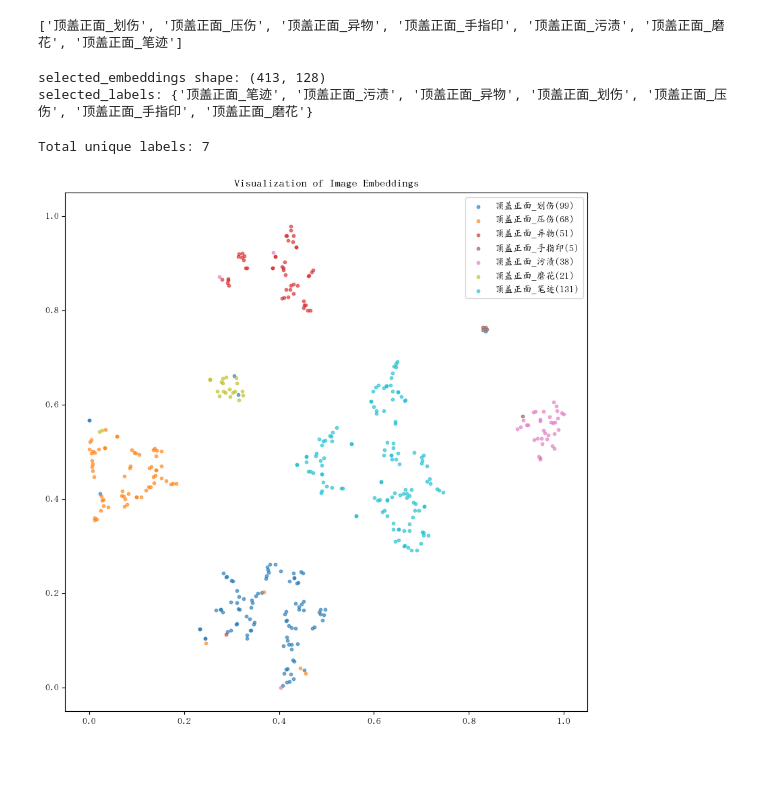
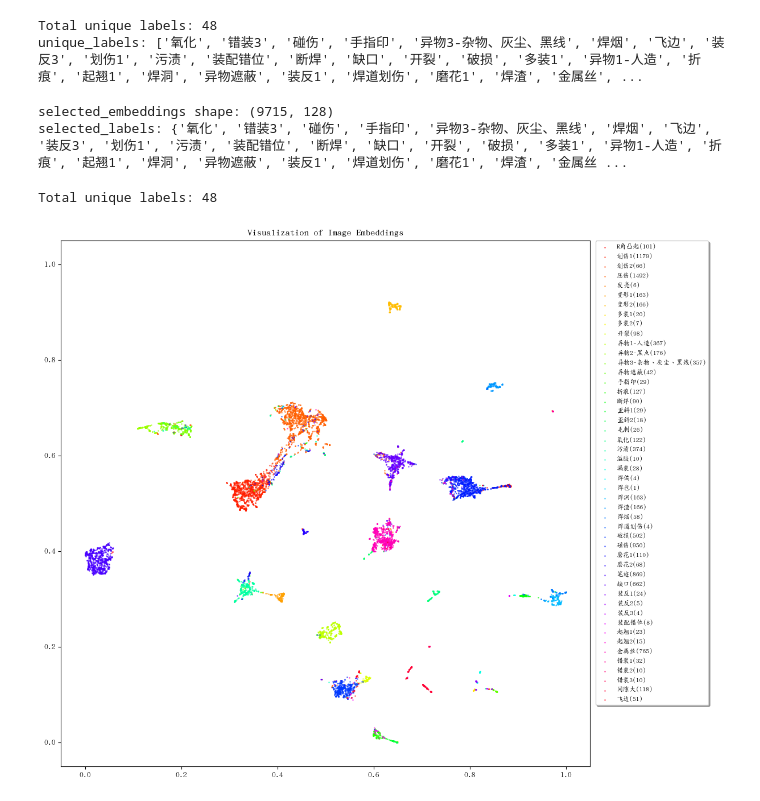
Before and after one commit to smile-care/EmbeddingModel, a Jupyter notebook: scripts/show_embeddings.ipynb, the cells around one changed output. Drawn from its saved outputs; the diff is of its cells as text; code cells hidden in the pictures; blank space fills up the shorter version.

Commit message:
metrics

```diff
--- a/scripts/show_embeddings.ipynb
+++ b/scripts/show_embeddings.ipynb
@@ -22,8 +22,14 @@ from sklearn.metrics.pairwise import cosine_similarity
 import matplotlib
 matplotlib.rc("font",family='AR PL UKai CN')
 # %%
-npz_path = "../data/zhenyu_data/embeddings/supcon_labels/1201_ssl_nopretrained.npz"
+npz_path = "../checkpoints/supcon_models/1219-1/supcon_embeddings_zhenyu_train.npz"
 data = np.load(npz_path)
 embeddings = data['embeddings']
-instance_ids = data['instance_ids']
-labels = data['labels']
+label_names = data['label_names']
+image_paths = data['image_paths']
+mask_paths = data['mask_paths']
+
+print(f"Embeddings 形状: {embeddings.shape}")
+print(f"样本数量: {len(image_paths)}")
+print(f"标签数量: {len(set(label_names))}")
+print(f"唯一标签: {list(set(label_names))[:10]}...")  # 显示前10个标签
@@ -30,13 +71,15 @@ labels = data['labels']
 # %%
-labels = labels.tolist()
-unique_labels = list(set(labels))
+unique_labels = list(set(label_names))
 sorted(unique_labels)
+print(f"Total unique labels: {len(unique_labels)}")
+print(f"unique_labels: {unique_labels}")
 # %% [output]
-['顶盖正面_划伤', '顶盖正面_压伤', '顶盖正面_异物', '顶盖正面_手指印', '顶盖正面_污渍', '顶盖正面_磨花', '顶盖正面_笔迹']
+Total unique labels: 48
+unique_labels: ['氧化', '错装3', '碰伤', '手指印', '异物3-杂物、灰尘、黑线', '焊烟', '飞边', '装反3', '划伤1', '污渍', '装配错位', '断焊', '缺口', '开裂', '破损', '多装1', '异物1-人造', '折痕', '起翘1', '焊洞', '异物遮蔽', '装反1', '焊道划伤', '磨花1', '焊渣', '金属丝', ...
 # %%
 selected_embeddings = []
 selected_labels = []
-for emb, lb in zip(embeddings, labels):
+for emb, lb in zip(embeddings, label_names):
     # if lb.startswith("capsule"):
     selected_embeddings.append(emb)
     selected_labels.append(lb)
@@ -45,20 +88,20 @@ selected_embeddings = np.stack(selected_embeddings)
 print(f"selected_embeddings shape: {selected_embeddings.shape}")
 print(f"selected_labels: {set(selected_labels)}")
 # %% [output]
-selected_embeddings shape: (413, 128)
-selected_labels: {'顶盖正面_笔迹', '顶盖正面_污渍', '顶盖正面_异物', '顶盖正面_划伤', '顶盖正面_压伤', '顶盖正面_手指印', '顶盖正面_磨花'}
+selected_embeddings shape: (9715, 128)
+selected_labels: {'氧化', '错装3', '碰伤', '手指印', '异物3-杂物、灰尘、黑线', '焊烟', '飞边', '装反3', '划伤1', '污渍', '装配错位', '断焊', '缺口', '开裂', '破损', '多装1', '异物1-人造', '折痕', '起翘1', '焊洞', '异物遮蔽', '装反1', '焊道划伤', '磨花1', '焊渣', '金属丝 ...
 # %%
-reducer = TSNE(
+# reducer = TSNE(
+#     n_components=2,
+#     perplexity=5,
+#     metric='cosine',
+#     random_state=42,
+# )
+reducer = umap.UMAP(
     n_components=2,
-    perplexity=5,
+    random_state=42,
     metric='cosine',
-    random_state=42,
 )
-# reducer = umap.UMAP(
-#     n_components=2,
-#     random_state=42,
-#     metric='cosine',
-# )
 
 embeddings_2d = reducer.fit_transform(selected_embeddings)
 # 先将数据移到原点
@@ -75,36 +118,50 @@ if max_range > 0:
     embeddings_2d = embeddings_2d / max_range
 
 # 可视化embeddings
 unique_selected_labels = list(set(selected_labels))
 unique_selected_labels.sort()
 print(f"Total unique labels: {len(unique_selected_labels)}")
 
 # 使用更大的色彩映射或生成随机颜色
 if len(unique_selected_labels) <= 10:
     colors = plt.cm.tab10(np.linspace(0, 1, len(unique_selected_labels)))
 else:
     # 方案1: 使用hsv色彩空间生成足够多的颜色
     colors = plt.cm.hsv(np.linspace(0, 1, len(unique_selected_labels)))
 
 label_to_color = dict(zip(unique_selected_labels, colors))
 
-plt.figure(figsize=(10, 10))
+plt.figure(figsize=(12, 12))
 for label in unique_selected_labels:
     mask = np.array([l == label for l in selected_labels])
     plt.scatter(
         embeddings_2d[mask, 0],
         embeddings_2d[mask, 1],
         c=[label_to_color[label]],
         label=label + "({})".format(np.sum(mask)),
-        alpha=0.6,
-        s=10
+        alpha=0.5,
+        s=1
     )
 
-plt.legend()
+plt.legend(
+    bbox_to_anchor=(1.01, 1),  # 位置：右上角外侧
+    loc='upper left',           # 图例框的参考点
+    borderaxespad=0.,          # 图例框与轴的间距
+    fontsize='small',          # 字体大小
+    frameon=True,              # 显示边框
+    fancybox=True,             # 圆角边框
+    shadow=True                # 阴影效果
+)
 plt.title("Visualization of Image Embeddings")
 plt.xlim(-0.05, 1.05)
 plt.ylim(-0.05, 1.05)
+
+output_dir = osp.dirname(npz_path)
+output_path = osp.join(output_dir, "embeddings_visualization.png")
+plt.savefig(output_path, dpi=300, bbox_inches='tight')
+print(f"图像已保存到: {output_path}")
+
 plt.show()
 # %% [output]
-Total unique labels: 7
+Total unique labels: 48
-[figure, old version]
+[figure, new version]
```
Also changed, not shown: parts of 2 cells of this notebook, 18 other files.
